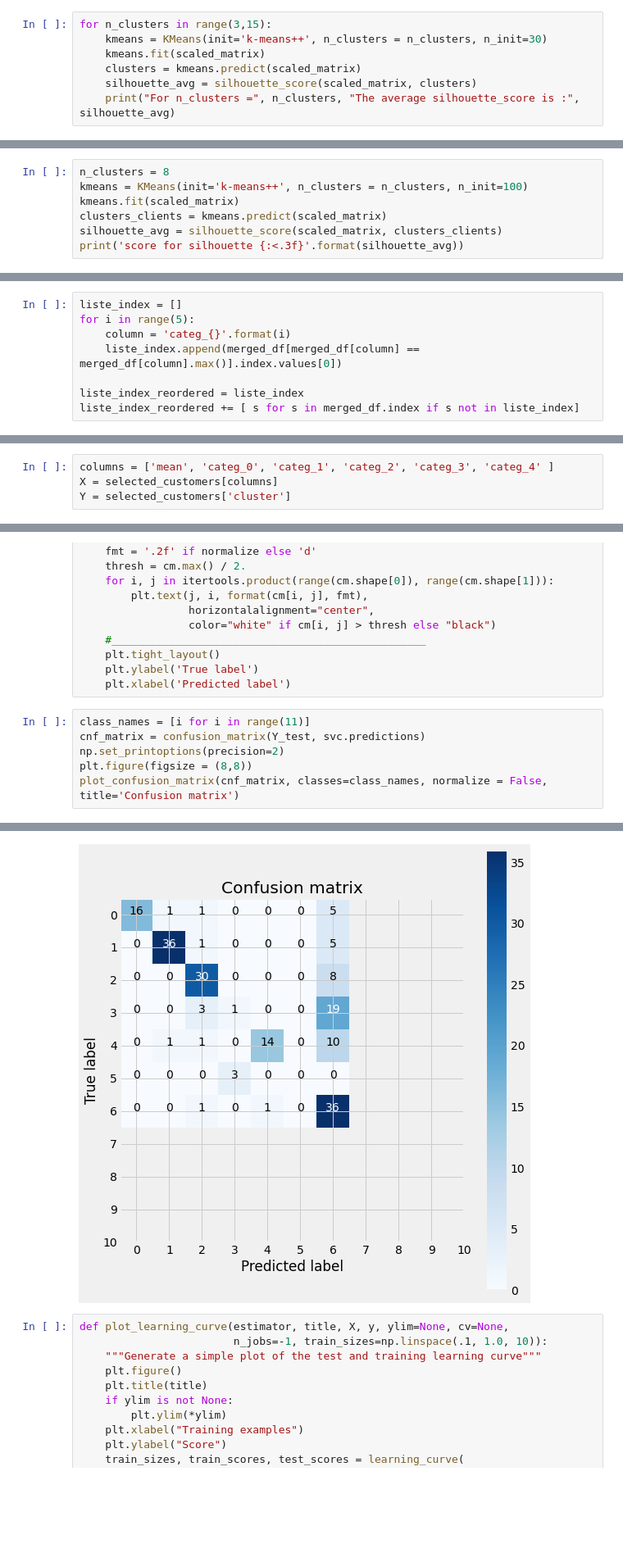
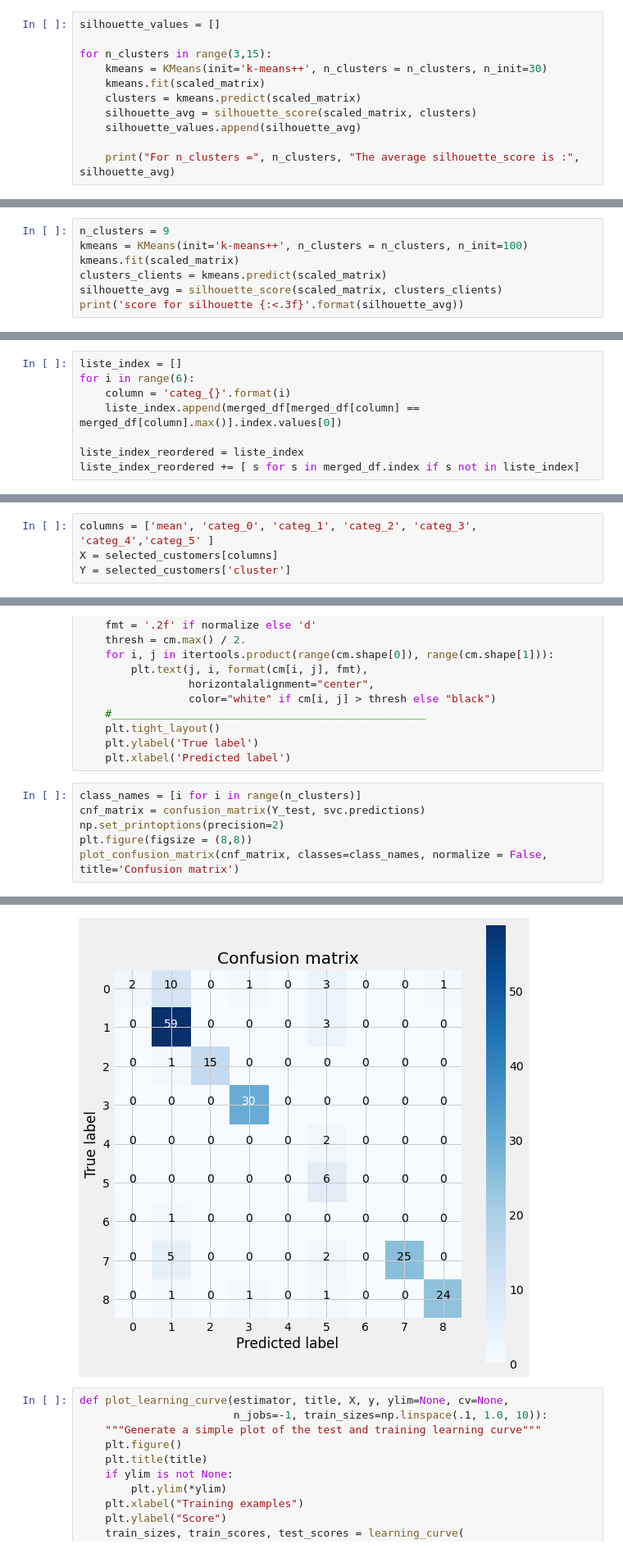
Before and after one commit to vukhanh09/customer_segmentation, a Jupyter notebook: src/Insight/cluster_customer.ipynb, the cells around one changed output, grey strips where cells are left out. Shown at 82% size. Cells and saved outputs as stored; diff of their text form; blank space fills up the shorter version.

```diff
--- a/src/Insight/cluster_customer.ipynb
+++ b/src/Insight/cluster_customer.ipynb
@@ -26,10 +26,14 @@ selected_customers = pd.read_csv('../dataset/selected_customers.csv')
 # %% [markdown]
 ### Tìm số lượng cụm
 # %%
+silhouette_values = []
+
 for n_clusters in range(3,15):
     kmeans = KMeans(init='k-means++', n_clusters = n_clusters, n_init=30)
     kmeans.fit(scaled_matrix)
     clusters = kmeans.predict(scaled_matrix)
     silhouette_avg = silhouette_score(scaled_matrix, clusters)
+    silhouette_values.append(silhouette_avg)
+
     print("For n_clusters =", n_clusters, "The average silhouette_score is :", silhouette_avg)
 # %% [output]
@@ -50,5 +61,5 @@ For n_clusters = 14 The average silhouette_score is : 0.20083624840083084
 # %%
-n_clusters = 8
+n_clusters = 9
 kmeans = KMeans(init='k-means++', n_clusters = n_clusters, n_init=100)
 kmeans.fit(scaled_matrix)
 clusters_clients = kmeans.predict(scaled_matrix)
@@ -132,7 +143,7 @@ merged_df = merged_df.sort_values('sum')
 number of customers: 963
 # %%
 liste_index = []
-for i in range(5):
+for i in range(6):
     column = 'categ_{}'.format(i)
     liste_index.append(merged_df[merged_df[column] == merged_df[column].max()].index.values[0])
 
@@ -261,7 +273,7 @@ class Class_Fit(object):
         self.predictions = self.grid.predict(X)
         print("Precision: {:.2f} % ".format(100*metrics.accuracy_score(Y, self.predictions)))
 # %%
-columns = ['mean', 'categ_0', 'categ_1', 'categ_2', 'categ_3', 'categ_4' ]
+columns = ['mean', 'categ_0', 'categ_1', 'categ_2', 'categ_3', 'categ_4','categ_5' ]
 X = selected_customers[columns]
 Y = selected_customers['cluster']
 # %%
@@ -301,14 +313,14 @@ def plot_confusion_matrix(cm, classes, normalize=False, title='Confusion matrix'
     plt.ylabel('True label')
     plt.xlabel('Predicted label')
 # %%
-class_names = [i for i in range(11)]
+class_names = [i for i in range(n_clusters)]
 cnf_matrix = confusion_matrix(Y_test, svc.predictions)
 np.set_printoptions(precision=2)
 plt.figure(figsize = (8,8))
 plot_confusion_matrix(cnf_matrix, classes=class_names, normalize = False, title='Confusion matrix')
 # %% [output]
 Confusion matrix, without normalization
-[figure, old version]
+[figure, new version]
 # %%
 def plot_learning_curve(estimator, title, X, y, ylim=None, cv=None,
                         n_jobs=-1, train_sizes=np.linspace(.1, 1.0, 10)):
```
Also changed, not shown: parts of 23 cells of this notebook, 11 other files.
